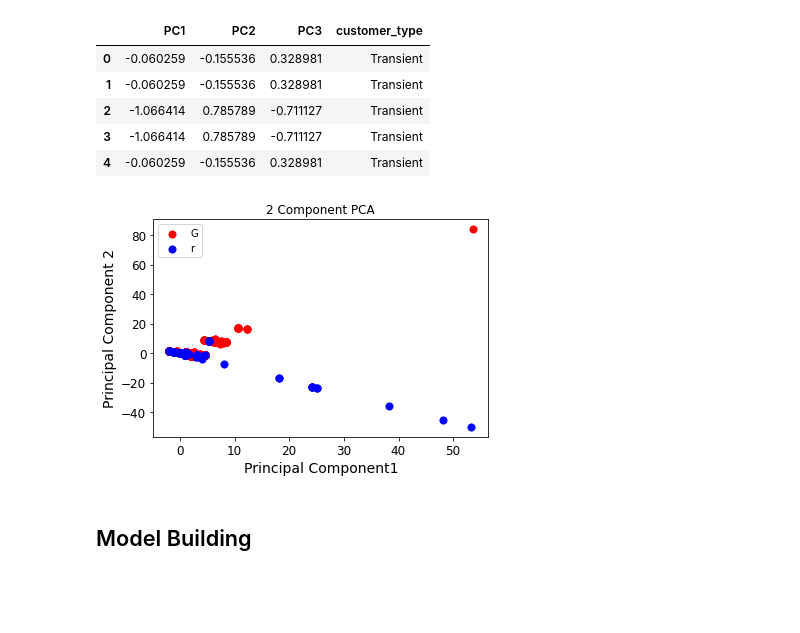
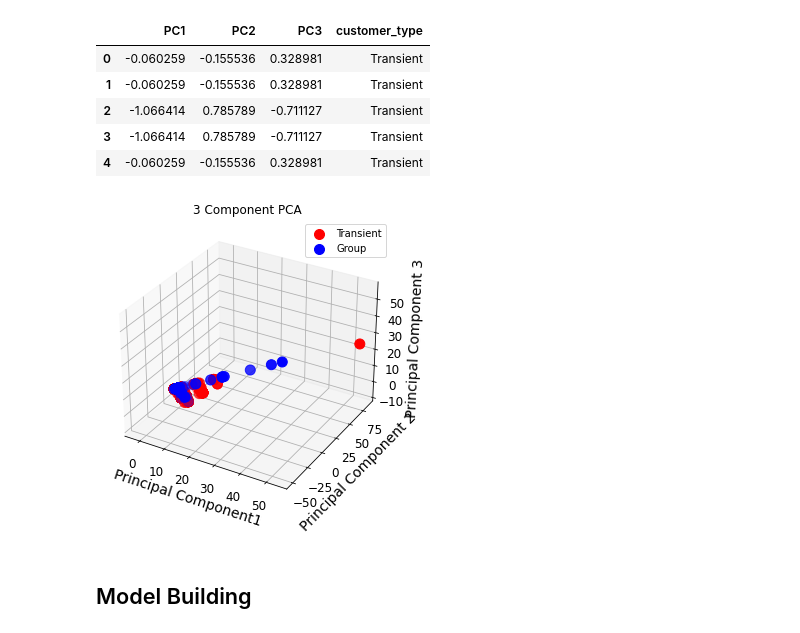
Before and after one commit to Joesef0203/Joesef0203, a Jupyter notebook: Tugas_2_13618069_13618045.ipynb, the cells around one changed output. Saved outputs shown, nothing was run; the diff lists cells and outputs as text; code cells hidden in the pictures; blank space fills up the shorter version.

Commit message:
pembenaran plot data
visualisasi

```diff
--- a/Tugas_2_13618069_13618045.ipynb
+++ b/Tugas_2_13618069_13618045.ipynb
@@ -547,23 +540,26 @@ x_pca.head()
 | 4 | -0.060259 | -0.155536 | 0.328981 | Transient |
 # %%
 import matplotlib.pyplot as plt
+from mpl_toolkits.mplot3d import Axes3D
 fig = plt.figure()
-ax = fig.add_subplot(1,1,1)
+ax = Axes3D(fig)
 ax.set_xlabel('Principal Component1')
 ax.set_ylabel('Principal Component 2')
-ax.set_title('2 Component PCA')
-customer_type = ['Transient', 'Group']
+ax.set_zlabel('Principal Component 3')
+ax.set_title('3 Component PCA')
+customer_types = ["Transient", "Group"]
 colors = ['r', 'b']
-for customer_type, color in zip(customer_type,colors):
+for customer_type, color in zip(customer_types,colors):
     IndicesToKeep = x_pca['customer_type'] == customer_type
     ax.scatter(x_pca.loc[IndicesToKeep, 'PC1']
               , x_pca.loc[IndicesToKeep, 'PC2']
+               , x_pca.loc[IndicesToKeep, 'PC3']
               , c = color
-              , s = 50)
-    ax.legend(customer_type)
+              , s = 100)
+    ax.legend(customer_types)
     ax.grid()
 # %% [output]
-[figure, old version]
+[figure, new version]
 # %% [markdown]
 ## Model Building
 # %% [markdown]
```
Also changed, not shown: parts of 2 cells of this notebook.
